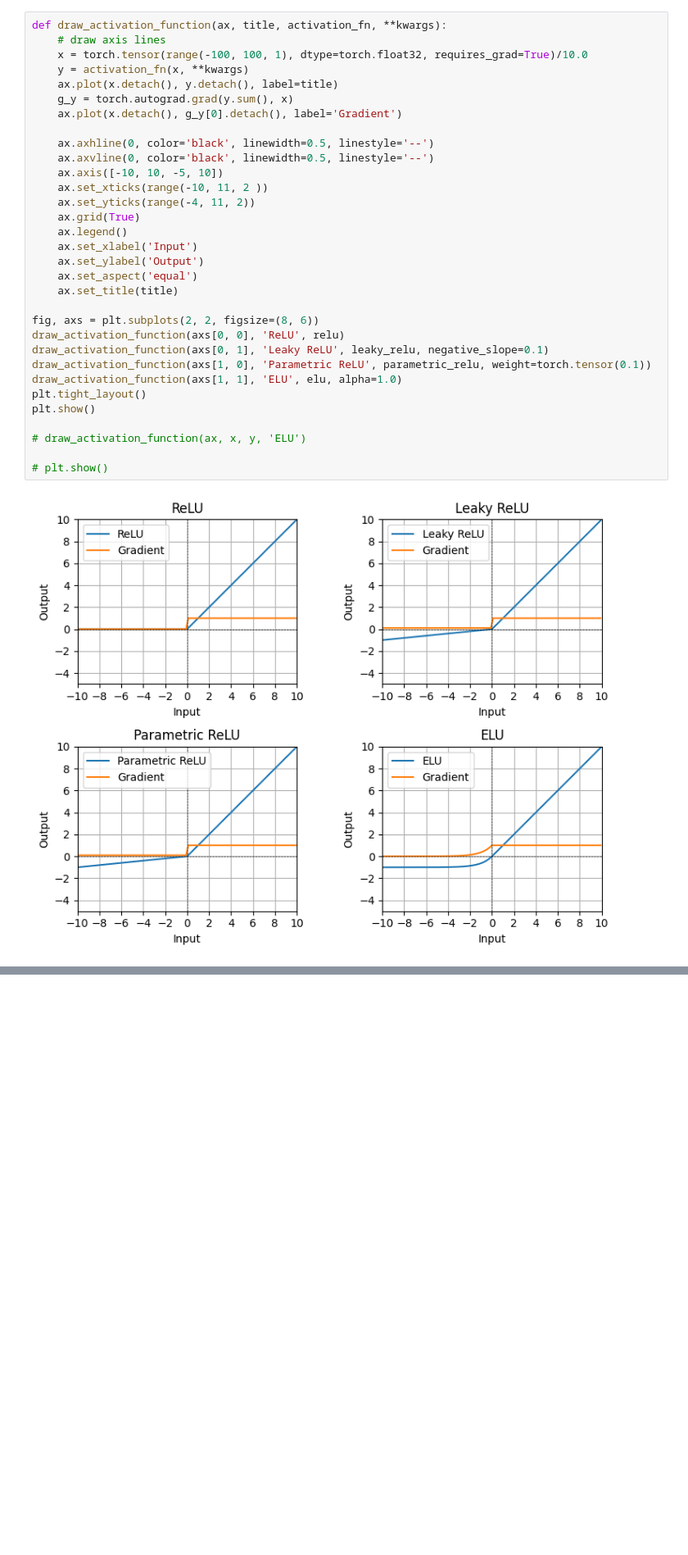
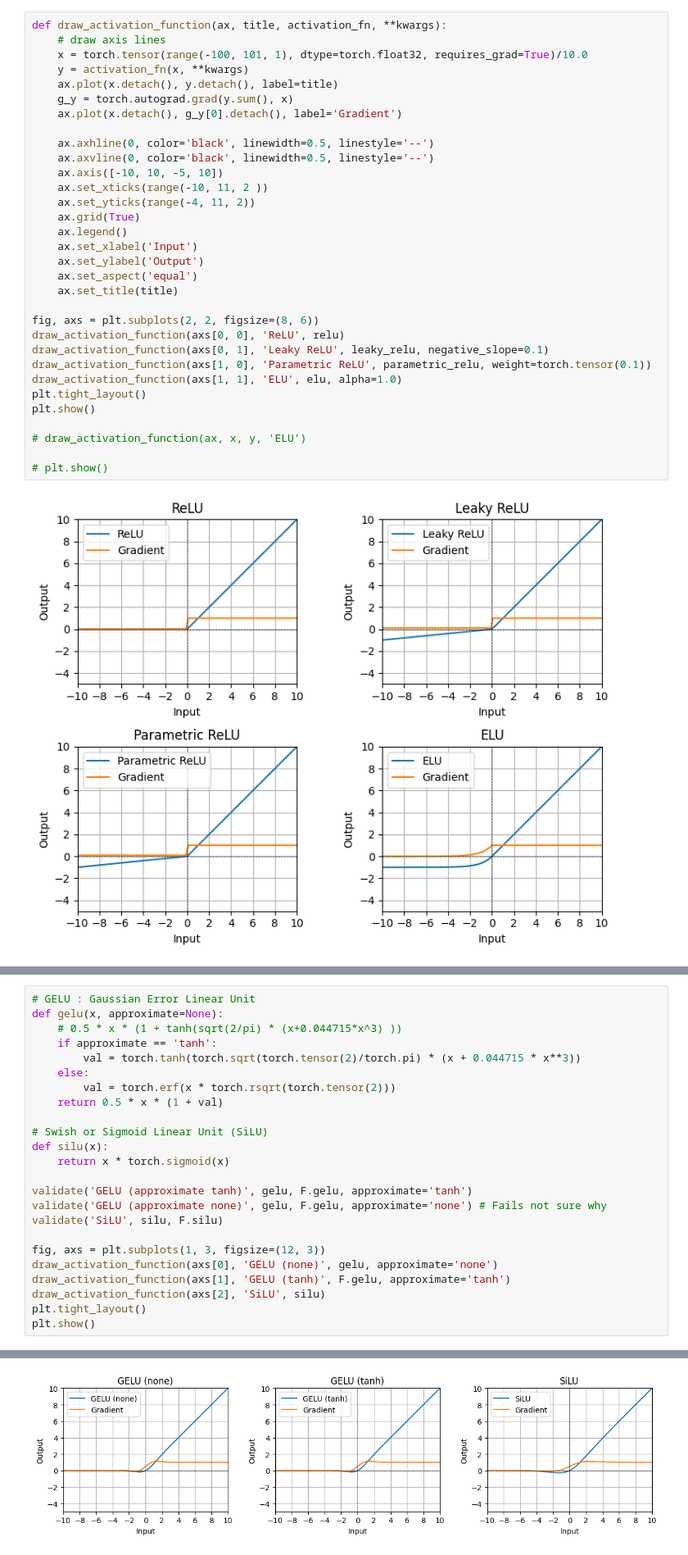
Before and after one commit to mohanen/deep-learning-blueprint, a Jupyter notebook: ActivationFunctions.ipynb, the cells around one changed output, grey strips where cells are left out. Shown: that part at 82% size. Cells and saved outputs as stored; diff of their text form; blank space fills up the shorter version.

Commit message:
Add new advanced activation functions (GELU and SiLU) and their validations; update README to reflect completion of advanced activations section.

```diff
--- a/ActivationFunctions.ipynb
+++ b/ActivationFunctions.ipynb
@@ -59,7 +59,7 @@ ELU Validation passed
 # %%
 def draw_activation_function(ax, title, activation_fn, **kwargs):
     # draw axis lines
-    x = torch.tensor(range(-100, 100, 1), dtype=torch.float32, requires_grad=True)/10.0
+    x = torch.tensor(range(-100, 101, 1), dtype=torch.float32, requires_grad=True)/10.0
     y = activation_fn(x, **kwargs)
     ax.plot(x.detach(), y.detach(), label=title)
     g_y = torch.autograd.grad(y.sum(), x)
@@ -92,0 +95,25 @@ plt.show()
+# %%
+# GELU : Gaussian Error Linear Unit
+def gelu(x, approximate=None):
+    # 0.5 * x * (1 + tanh(sqrt(2/pi) * (x+0.044715*x^3) ))
+    if approximate == 'tanh':
+        val = torch.tanh(torch.sqrt(torch.tensor(2)/torch.pi) * (x + 0.044715 * x**3))
+    else:
+        val = torch.erf(x * torch.rsqrt(torch.tensor(2)))
+    return 0.5 * x * (1 + val)
+
+# Swish or Sigmoid Linear Unit (SiLU)
+def silu(x):
+    return x * torch.sigmoid(x)
+
+validate('GELU (approximate tanh)', gelu, F.gelu, approximate='tanh')
+validate('GELU (approximate none)', gelu, F.gelu, approximate='none') # Fails not sure why
+validate('SiLU', silu, F.silu)
+
+fig, axs = plt.subplots(1, 3, figsize=(12, 3))
+draw_activation_function(axs[0], 'GELU (none)', gelu, approximate='none')
+draw_activation_function(axs[1], 'GELU (tanh)', F.gelu, approximate='tanh')
+draw_activation_function(axs[2], 'SiLU', silu)
+plt.tight_layout()
+plt.show()
+# %% [output]
@@ -92,0 +123 @@ plt.show()
+[figure, added]
```
Also changed, not shown: parts of 4 cells of this notebook, 1 other file.
